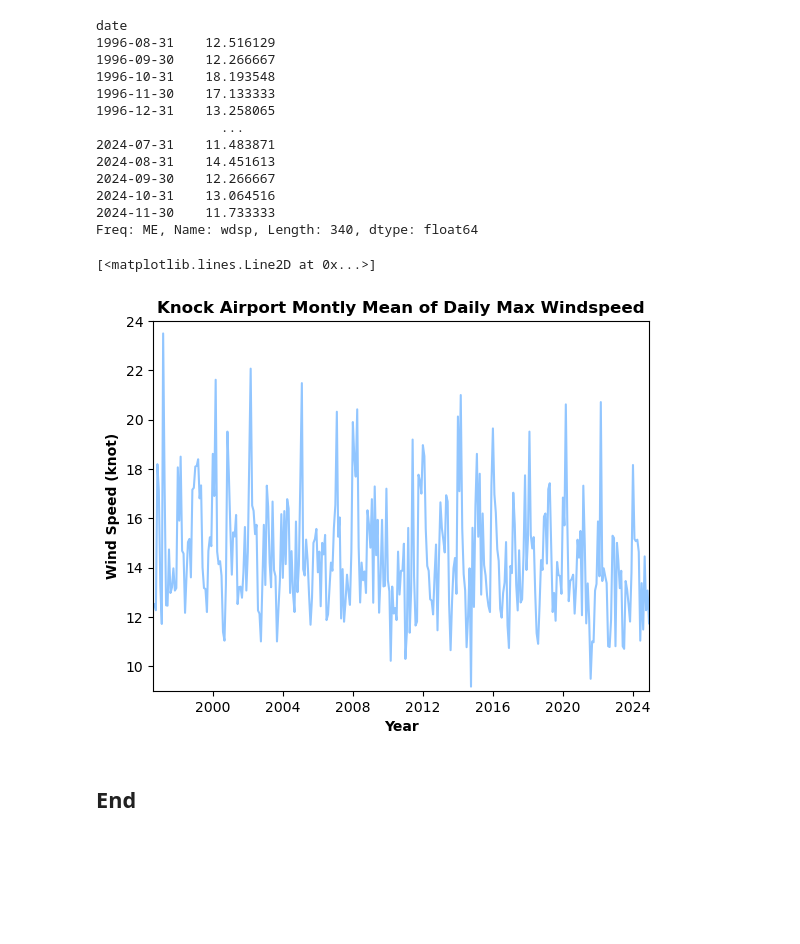
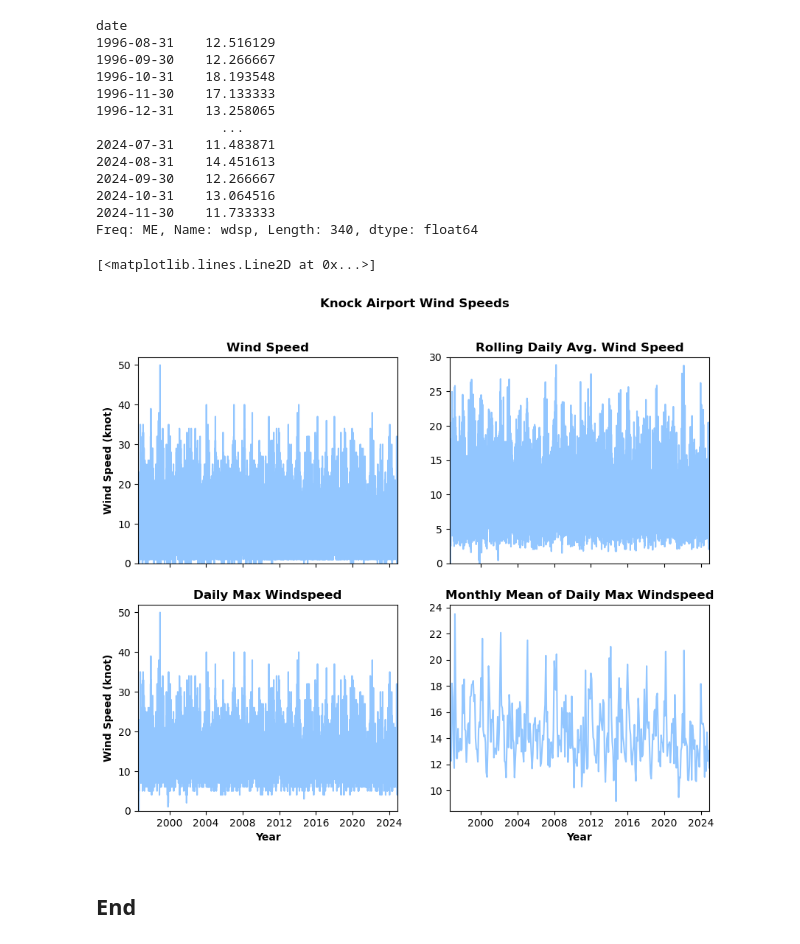
Before and after one commit to fdennehy/pfda-assignments, a Jupyter notebook: assignment_6_Weather.ipynb, the cells around one changed output. Saved outputs shown, nothing was run; the diff lists cells and outputs as text; code cells hidden in the pictures; blank space fills up the shorter version.

```diff
--- a/assignment_6_Weather.ipynb
+++ b/assignment_6_Weather.ipynb
@@ -121,3 +123,7 @@ memory usage: 39.8+ MB
+# %%
+# Create data series from the 'wdsp' column in the clean data frame. Drop NaNs and set the Dtype to int.
+ds_wdsp = df['wdsp'].dropna().astype(int)
+ds_wdsp
 # %% [markdown]
 ## Data Analysis ##
 # %% [markdown]
@@ -352,4 +253,0 @@ The wdsp column has 50 NaNs (248,376 - 248,326). Remove these and set the dtype
-# %%
-# Create data series from the 'wdsp' column in the clean data frame. Drop NaNs and set the Dtype to int.
-ds_wdsp = df_clean['wdsp'].dropna().astype(int)
-ds_wdsp
@@ -488,34 +287,45 @@ date
 2024-10-31    13.064516
 2024-11-30    11.733333
 Freq: ME, Name: wdsp, Length: 340, dtype: float64
-# %%
-# Plot the monthly mean of the daily max windspeeds
-
-plt.style.use('seaborn-v0_8-pastel')
-
-# plot figure and axes
-fig, ax = plt.subplots()
-
-# Title.
-ax.set_title('Knock Airport Montly Mean of Daily Max Windspeed', weight='bold')
-
-# Set date format on x-axis
-ax.xaxis.set_major_formatter(mdates.DateFormatter('%Y'))
-
-# Set date limits on x-axis
-ax.set_xlim([dt.date(1996, 8, 1), dt.date(2024, 11, 30)])
-
-# Set wind speed limits on y-axis
-ax.set_ylim([9, 24])
-
-# Axis labels.
-ax.set_xlabel('Year', weight='bold')
-ax.set_ylabel('Wind Speed (knot)', weight ='bold')
-
-# Generate plot
-ax.plot(ds_wdsp_mm_daily_max)
-# %% [output]
-[<matplotlib.lines.Line2D at 0x...>]
-[figure, removed]
+# %%
+plt.style.use('seaborn-v0_8-pastel')
+
+# plot figure and axes.
+fig, axs = plt.subplots(2,2, figsize=(10,8), sharex=True)
+
+# Set Figure title.
+fig.suptitle('Knock Airport Wind Speeds', weight='bold')
+
+# Set Axis titles.
+axs[0,0].set_title('Wind Speed', weight='bold')
+axs[0,1].set_title('Rolling Daily Avg. Wind Speed', weight='bold')
+axs[1,0].set_title('Daily Max Windspeed', weight='bold')
+axs[1,1].set_title('Monthly Mean of Daily Max Windspeed', weight='bold')
+
+# Set Axis labels.
+axs[1,0].set_xlabel('Year', weight='bold')
+axs[1,1].set_xlabel('Year', weight='bold')
+axs[0,0].set_ylabel('Wind Speed (knot)', weight ='bold')
+axs[1,0].set_ylabel('Wind Speed (knot)', weight ='bold')
+
+# Set date format on x-axis.
+axs[1,1].xaxis.set_major_formatter(mdates.DateFormatter('%Y'))
+
+# Set date limits on x-axis.
+axs[1,1].set_xlim([dt.date(1996, 8, 1), dt.date(2024, 11, 30)])
+
+# Set wind speed limits on y-axis.
+axs[0,0].set_ylim(0,52)
+axs[0,1].set_ylim(0,30)
+axs[1,0].set_ylim(0,52)
+
+# Plot.
+axs[0,0].plot(ds_wdsp) # windspeed
+axs[0,1].plot(ds_wdsp.rolling(24).mean()) # rolling daily average windspeed
+axs[1,0].plot(ds_wdsp_daily_max) # daily max windspeed
+axs[1,1].plot(ds_wdsp_mm_daily_max) # monthly mean of daily max windspeed
+# %% [output]
+[<matplotlib.lines.Line2D at 0x...>]
+[figure, added]
 # %% [markdown]
 ## End ##
```
Also changed, not shown: parts of 15 cells of this notebook.
